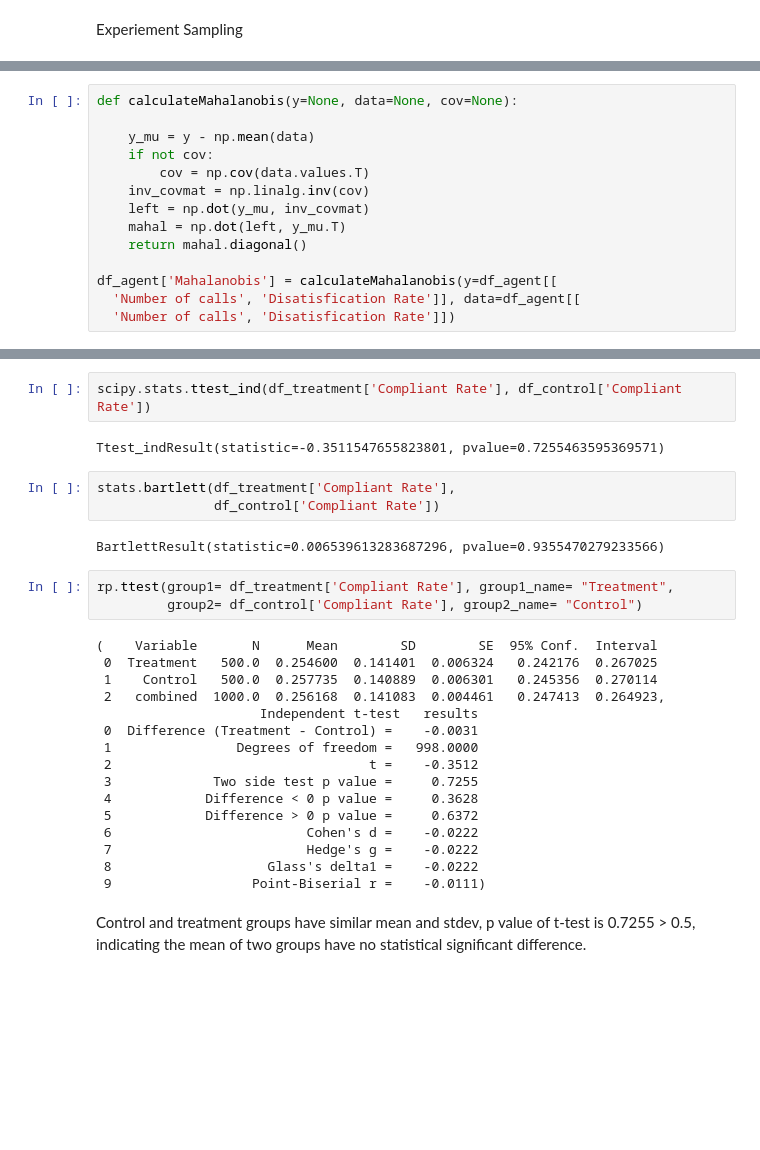
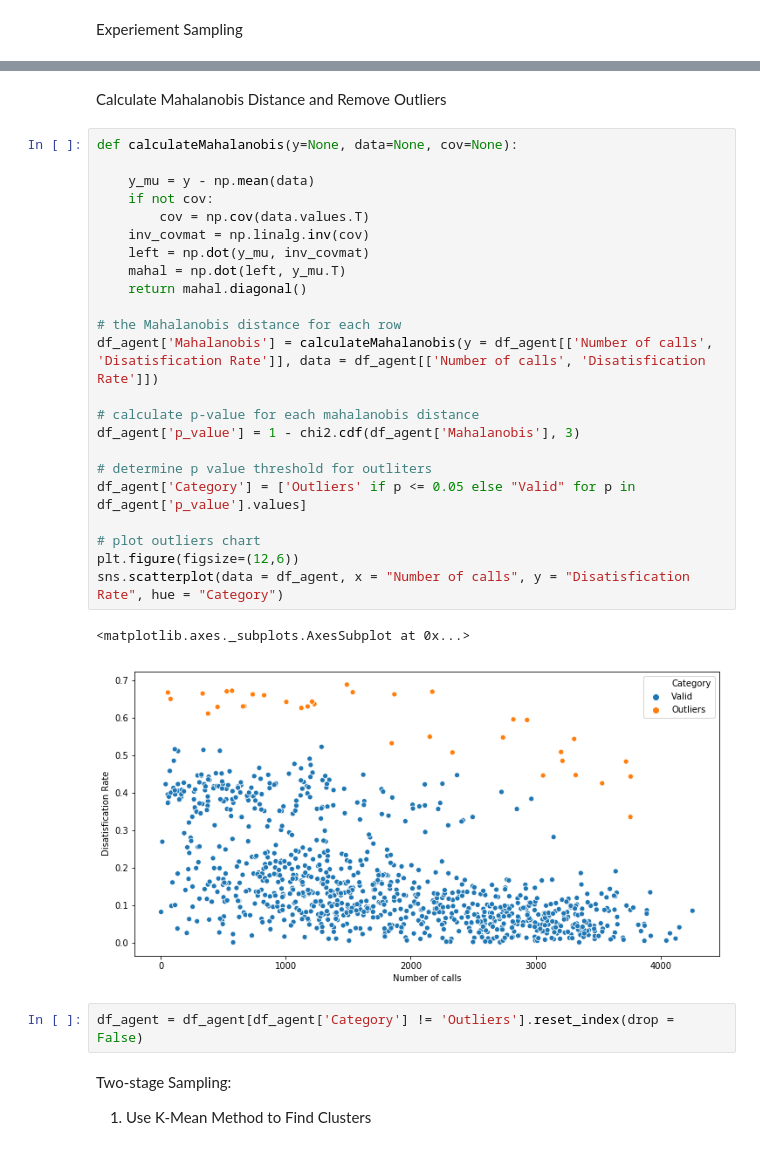
Before and after one commit to double-tea-l/AB-Testing, a Jupyter notebook: sampling.ipynb, the cells around one changed output, grey strips where cells are left out. Cells and saved outputs as stored; diff of their text form; blank space fills up the shorter version.

```diff
--- a/sampling.ipynb
+++ b/sampling.ipynb
@@ -90,14 +110,0 @@ print(df_agent.head().to_markdown())
-# %%
-def calculateMahalanobis(y=None, data=None, cov=None):
-
-    y_mu = y - np.mean(data)
-    if not cov:
-        cov = np.cov(data.values.T)
-    inv_covmat = np.linalg.inv(cov)
-    left = np.dot(y_mu, inv_covmat)
-    mahal = np.dot(left, y_mu.T)
-    return mahal.diagonal()
-
-df_agent['Mahalanobis'] = calculateMahalanobis(y=df_agent[[
-  'Number of calls', 'Disatisfication Rate']], data=df_agent[[
-  'Number of calls', 'Disatisfication Rate']])
@@ -323,30 +111,33 @@ array([<matplotlib.axes._subplots.AxesSubplot object at 0x...>,
-# %%
-scipy.stats.ttest_ind(df_treatment['Compliant Rate'], df_control['Compliant Rate'])
-# %% [output]
-Ttest_indResult(statistic=-0.3511547655823801, pvalue=0.7255463595369571)
-# %%
-stats.bartlett(df_treatment['Compliant Rate'],
-               df_control['Compliant Rate'])
-# %% [output]
-BartlettResult(statistic=0.006539613283687296, pvalue=0.9355470279233566)
-# %%
-rp.ttest(group1= df_treatment['Compliant Rate'], group1_name= "Treatment",
-         group2= df_control['Compliant Rate'], group2_name= "Control")
-# %% [output]
-(    Variable       N      Mean        SD        SE  95% Conf.  Interval
- 0  Treatment   500.0  0.254600  0.141401  0.006324   0.242176  0.267025
- 1    Control   500.0  0.257735  0.140889  0.006301   0.245356  0.270114
- 2   combined  1000.0  0.256168  0.141083  0.004461   0.247413  0.264923,
-                     Independent t-test   results
- 0  Difference (Treatment - Control) =    -0.0031
- 1                Degrees of freedom =   998.0000
- 2                                 t =    -0.3512
- 3             Two side test p value =     0.7255
- 4            Difference < 0 p value =     0.3628
- 5            Difference > 0 p value =     0.6372
- 6                         Cohen's d =    -0.0222
- 7                         Hedge's g =    -0.0222
- 8                    Glass's delta1 =    -0.0222
- 9                  Point-Biserial r =    -0.0111)
-# %% [markdown]
-Control and treatment groups have similar mean and stdev, p value of t-test is 0.7255 > 0.5, indicating the mean of two groups have no statistical significant difference.
+# %% [markdown]
+Calculate Mahalanobis Distance and Remove Outliers
+# %%
+def calculateMahalanobis(y=None, data=None, cov=None):
+
+    y_mu = y - np.mean(data)
+    if not cov:
+        cov = np.cov(data.values.T)
+    inv_covmat = np.linalg.inv(cov)
+    left = np.dot(y_mu, inv_covmat)
+    mahal = np.dot(left, y_mu.T)
+    return mahal.diagonal()
+
+# the Mahalanobis distance for each row
+df_agent['Mahalanobis'] = calculateMahalanobis(y = df_agent[['Number of calls', 'Disatisfication Rate']], data = df_agent[['Number of calls', 'Disatisfication Rate']])
+
+# calculate p-value for each mahalanobis distance
+df_agent['p_value'] = 1 - chi2.cdf(df_agent['Mahalanobis'], 3)
+
+# determine p value threshold for outliters
+df_agent['Category'] = ['Outliers' if p <= 0.05 else "Valid" for p in df_agent['p_value'].values]
+
+# plot outliers chart
+plt.figure(figsize=(12,6))
+sns.scatterplot(data = df_agent, x = "Number of calls", y = "Disatisfication Rate", hue = "Category")
+# %% [output]
+<matplotlib.axes._subplots.AxesSubplot at 0x...>
+[figure, added]
+# %%
+df_agent = df_agent[df_agent['Category'] != 'Outliers'].reset_index(drop = False)
+# %% [markdown]
+Two-stage Sampling:
+1. Use K-Mean Method to Find Clusters
```
Also changed, not shown: parts of 65 cells of this notebook, 5 other files.
